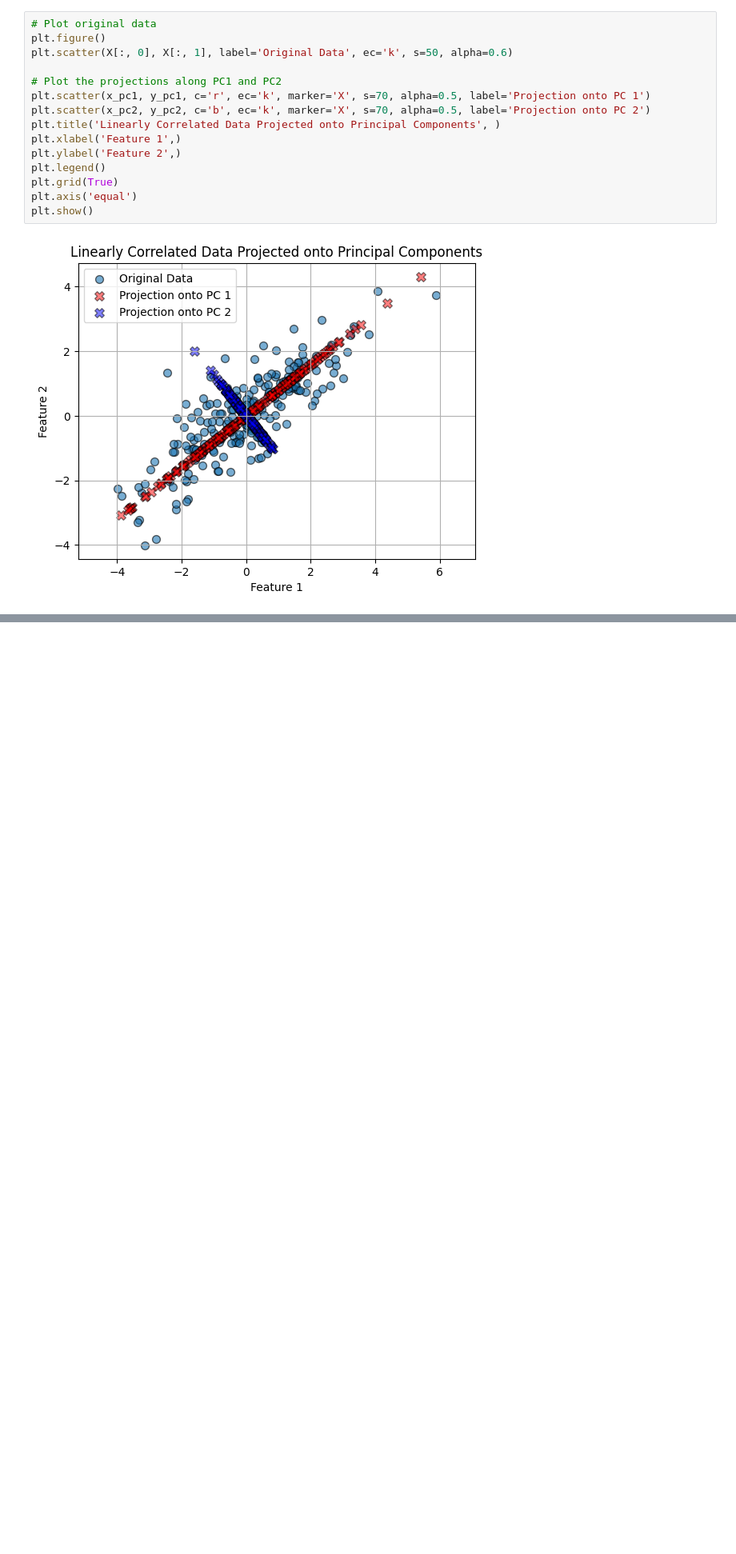
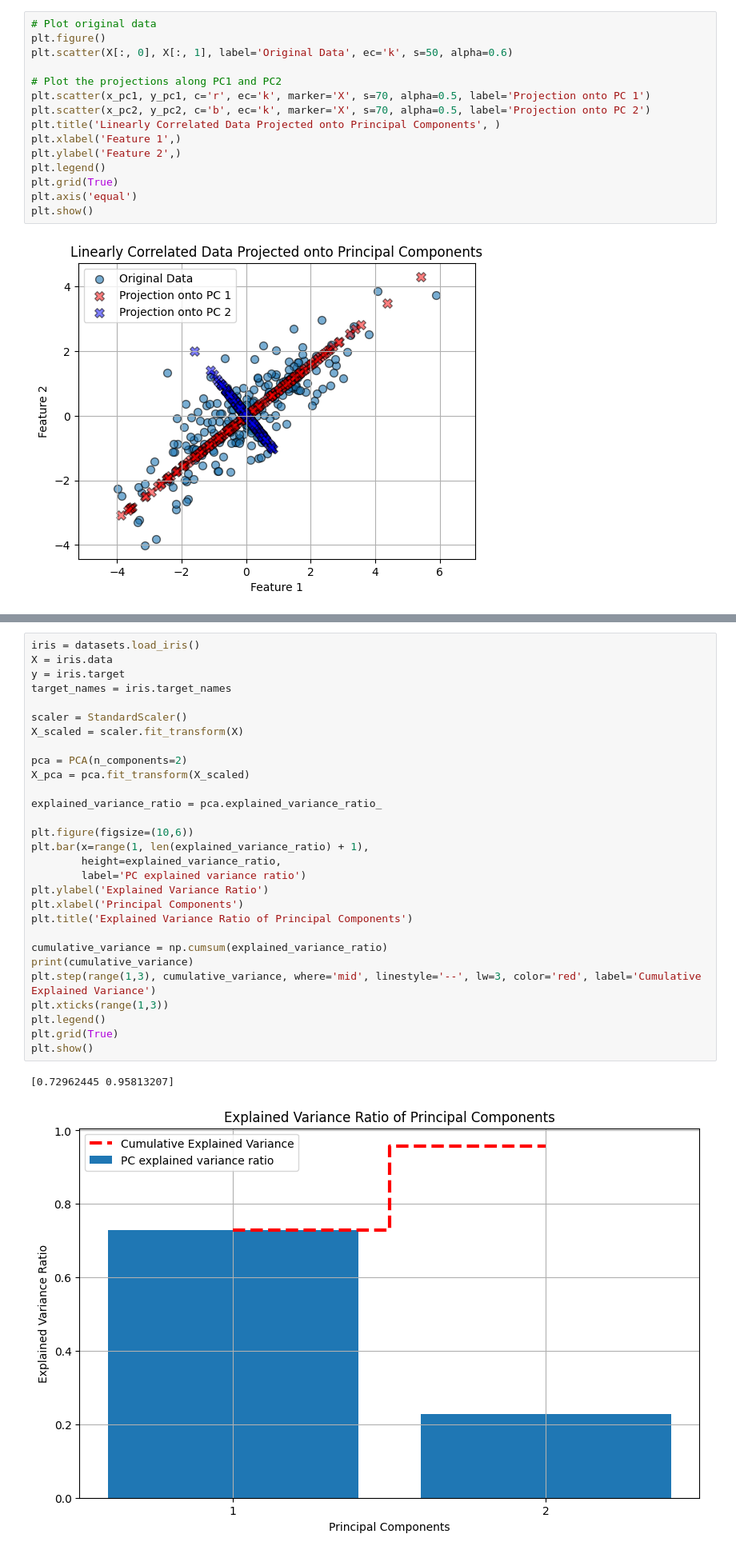
Before and after one commit to roger-mengqiu-chen/DS-learning, a Jupyter notebook: machine_learning_with_python/Lab4-3.ipynb, the cells around one changed output, grey strips where cells are left out. Shown at 80% size. Saved outputs shown, nothing was run; the diff lists cells and outputs as text; blank space fills up the shorter version.

```diff
--- a/machine_learning_with_python/Lab4-3.ipynb
+++ b/machine_learning_with_python/Lab4-3.ipynb
@@ -78,0 +127,32 @@ plt.show()
+# %%
+iris = datasets.load_iris()
+X = iris.data
+y = iris.target
+target_names = iris.target_names
+
+scaler = StandardScaler()
+X_scaled = scaler.fit_transform(X)
+
+pca = PCA(n_components=2)
+X_pca = pca.fit_transform(X_scaled)
+
+explained_variance_ratio = pca.explained_variance_ratio_
+
+plt.figure(figsize=(10,6))
+plt.bar(x=range(1, len(explained_variance_ratio) + 1),
+        height=explained_variance_ratio,
+        label='PC explained variance ratio')
+plt.ylabel('Explained Variance Ratio')
+plt.xlabel('Principal Components')
+plt.title('Explained Variance Ratio of Principal Components')
+
+cumulative_variance = np.cumsum(explained_variance_ratio)
+print(cumulative_variance)
+plt.step(range(1,3), cumulative_variance, where='mid', linestyle='--', lw=3, color='red', label='Cumulative Explained Variance')
+plt.xticks(range(1,3))
+plt.legend()
+plt.grid(True)
+plt.show()
+# %% [output]
+[0.72962445 0.95813207]
+[figure, added]
```
Also changed, not shown: parts of 4 cells of this notebook.
